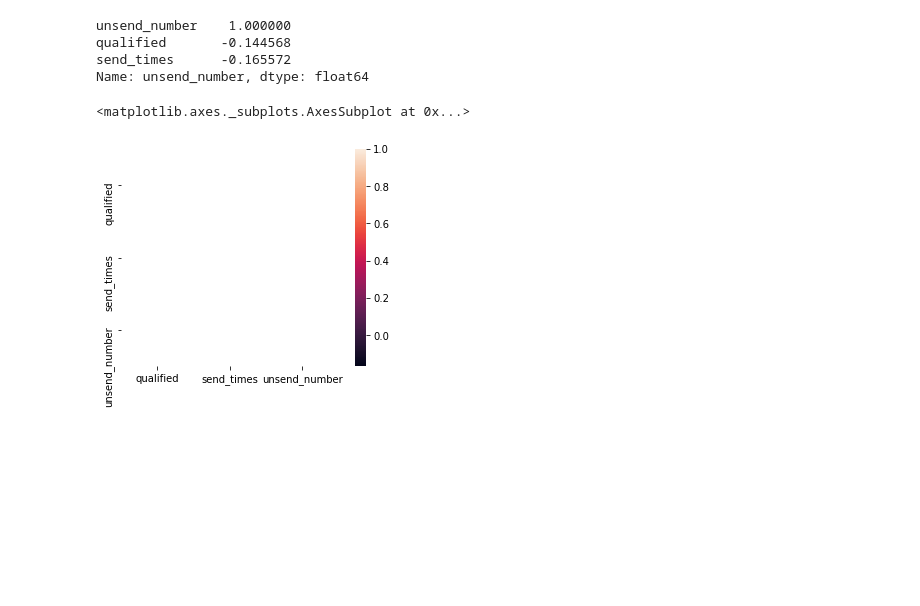
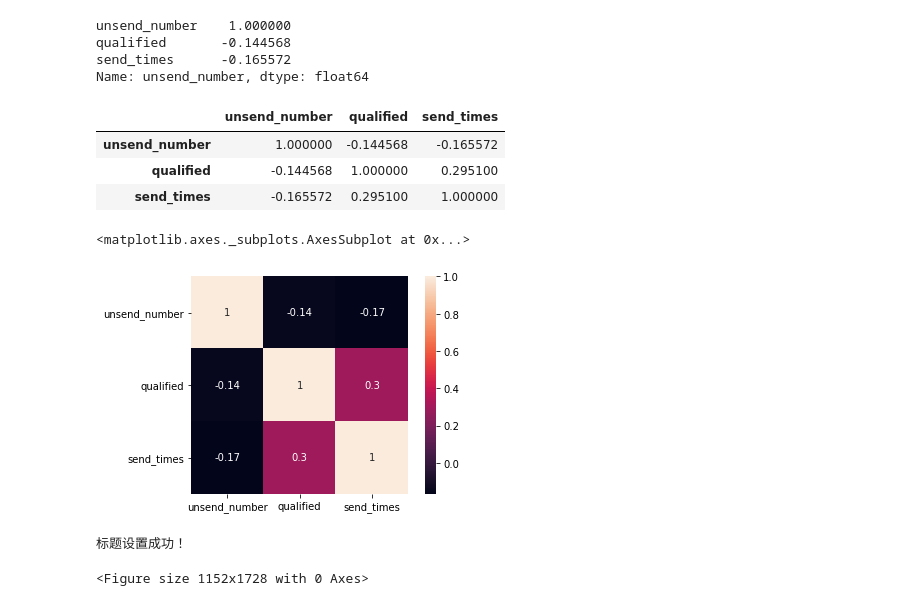
Before and after one commit to ShaoZC/Quantitative_Risk_Management_in_Python, a Jupyter notebook: reason_of_fail_to_send_message.ipynb, the cells around one changed output. Cells and saved outputs as stored; diff of their text form; code cells hidden in the pictures; blank space fills up the shorter version.

```diff
--- a/reason_of_fail_to_send_message.ipynb
+++ b/reason_of_fail_to_send_message.ipynb
@@ -20,3 +20,5 @@ data.head(100)
+# %%
+data=data.fillna('D')
 # %%
 data[data['unsend_number']==1]
 # %% [output]
@@ -63,17 +72,25 @@ seaborn.pairplot(data,x_vars=['qualified','send_times','client'],y_vars=['unsend
 <seaborn.axisgrid.PairGrid at 0x...>
 [figure]
 # %%
-corrDF=data.corr()
+corrDF=data[['unsend_number','qualified','send_times','client']].corr()
 corrDF['unsend_number'].sort_values(ascending=False)
 # %% [output]
 unsend_number    1.000000
 qualified       -0.144568
 send_times      -0.165572
 Name: unsend_number, dtype: float64
+# %%
+corrDF
+# %% [output]
+|  | unsend_number | qualified | send_times |
+| unsend_number | 1.000000 | -0.144568 | -0.165572 |
+| qualified | -0.144568 | 1.000000 | 0.295100 |
+| send_times | -0.165572 | 0.295100 | 1.000000 |
 # %%
 import numpy
-mask=numpy.array(corrDF)
-seaborn.heatmap(corrDF,mask=mask,annot=True,square=True)
+# mask=numpy.array(corrDF)
+# seaborn.heatmap(corrDF,mask=mask,annot=True,square=True)
+seaborn.heatmap(corrDF,annot=True,square=True)
 # %% [output]
 <matplotlib.axes._subplots.AxesSubplot at 0x...>
-[figure, old version]
+[figure, new version]
@@ -79,0 +102,9 @@ seaborn.heatmap(corrDF,mask=mask,annot=True,square=True)
+# %%
+plt.style.use('ggplot')
+fig=plt.figure(figsize=(16,24))
+#设置图像的大标题
+fig.suptitle("未发送信息数据分析",fontsize=16,fontweight="bold")
+print('标题设置成功！')
+# %% [output]
+标题设置成功！
+<Figure size 1152x1728 with 0 Axes>
```
Also changed, not shown: parts of 8 cells of this notebook.
